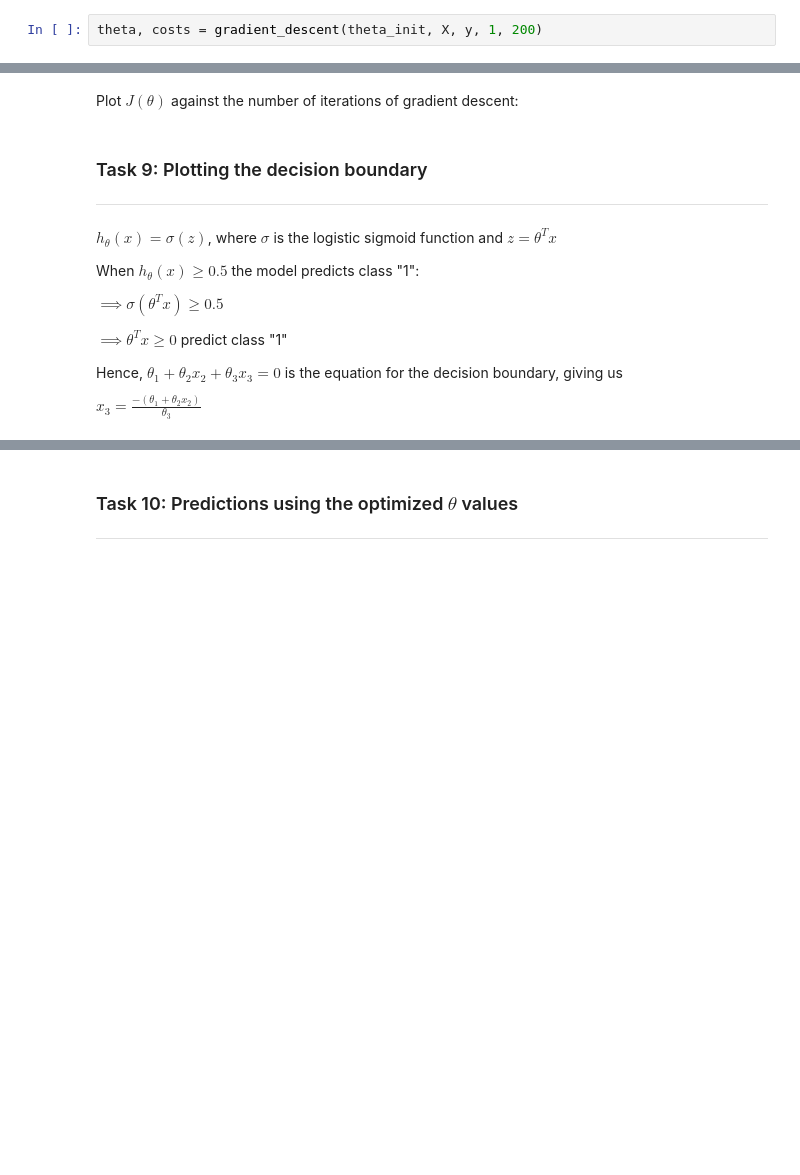
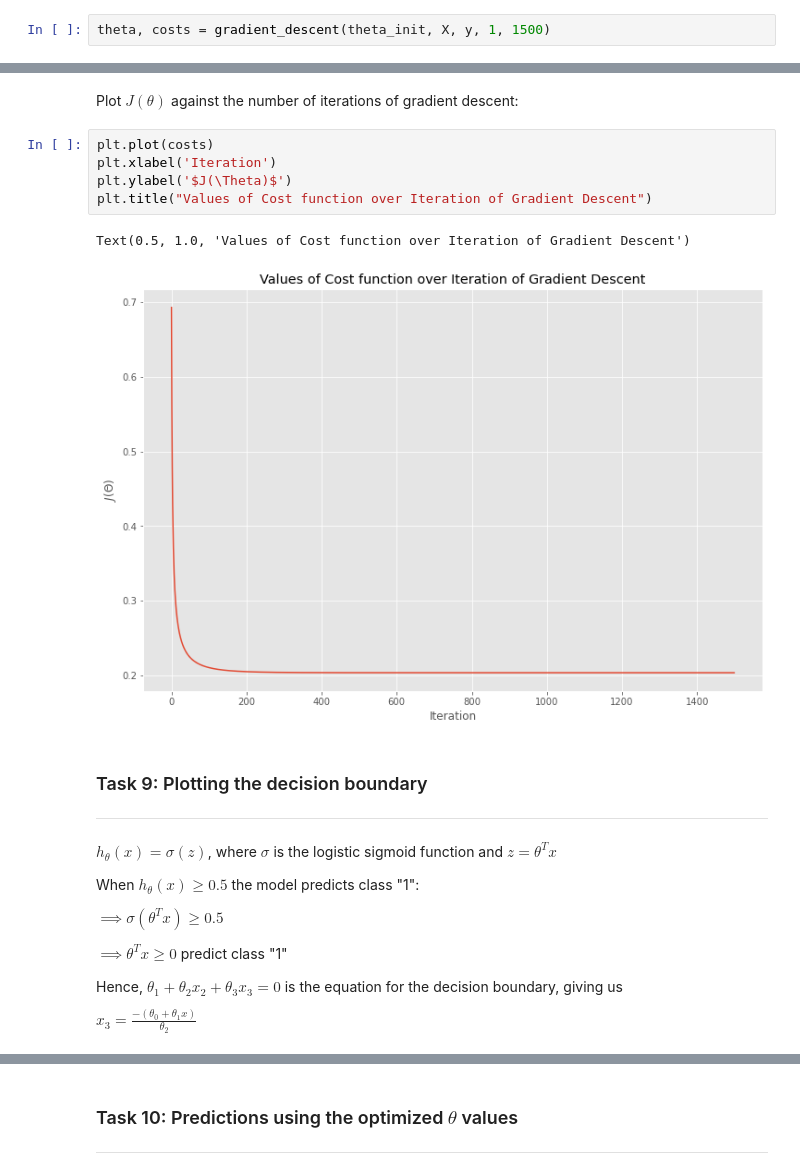
Before and after one commit to sm-mostafajamal/Projects, a Jupyter notebook: Logistic_regression/Logistic_Regression.ipynb, the cells around one changed output, grey strips where cells are left out. Drawn from its saved outputs; the diff is of its cells as text; blank space fills up the shorter version.

```diff
--- a/Logistic_regression/Logistic_Regression.ipynb
+++ b/Logistic_regression/Logistic_Regression.ipynb
@@ -125,7 +128,7 @@ def gradient_descent(theta, x, y, alpha, iteration):
         costs.append(cost)
     return theta, costs
 # %%
-theta, costs = gradient_descent(theta_init, X, y, 1, 200)
+theta, costs = gradient_descent(theta_init, X, y, 1, 1500)
 # %%
 print('Theta after running  gradient descent', theta)
 print('Resulting cost after optimization', costs[-1])
@@ -139,6 +146,14 @@ Resulting cost after optimization 0.20349778840675828
 ---
 # %% [markdown]
 Plot $J(\theta)$ against the number of iterations of gradient descent:
+# %%
+plt.plot(costs)
+plt.xlabel('Iteration')
+plt.ylabel('$J(\Theta)$')
+plt.title("Values of Cost function over Iteration of Gradient Descent")
+# %% [output]
+Text(0.5, 1.0, 'Values of Cost function over Iteration of Gradient Descent')
+[figure, added]
 # %% [markdown]
 ### Task 9: Plotting the decision boundary
 ---
@@ -153,4 +168,4 @@ $\implies \theta^Tx \geq 0$ predict class "1"
 
 Hence, $\theta_1 + \theta_2x_2 + \theta_3x_3 = 0$ is the equation for the decision boundary, giving us
 
-$ x_3 = \frac{-(\theta_1+\theta_2x_2)}{\theta_3}$
+$ x_3 = \frac{-(\theta_0+\theta_1x)}{\theta_2}$
```
Also changed, not shown: parts of 7 cells of this notebook, 1 other file.
